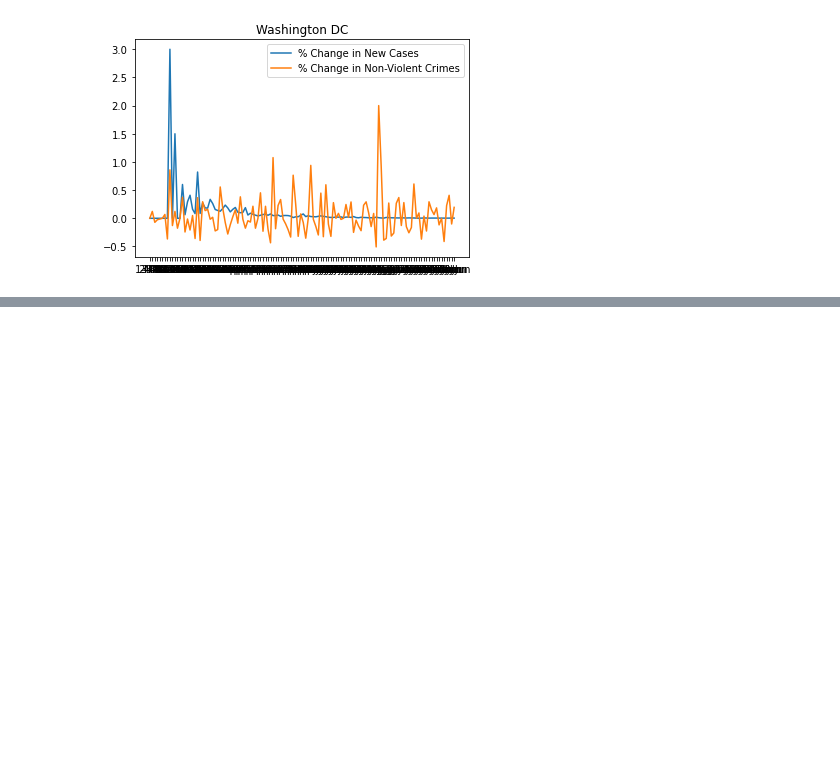
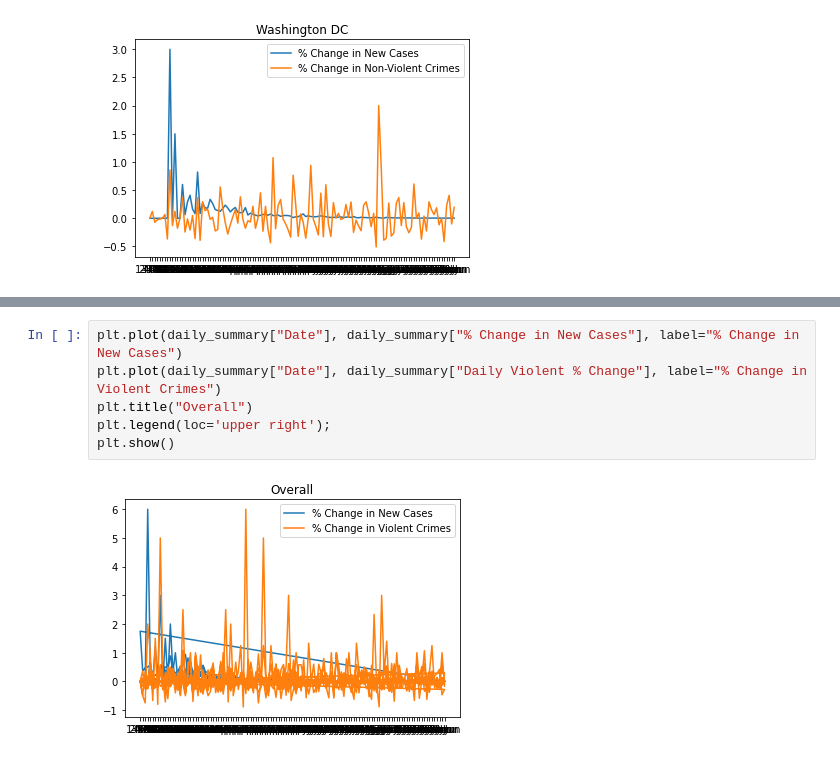
Before and after one commit to angelabanko/Project_1, a Jupyter notebook: City_Scatter_Plots.ipynb, the cells around one changed output, grey strips where cells are left out. Cells and saved outputs as stored; diff of their text form; blank space fills up the shorter version.

```diff
--- a/City_Scatter_Plots.ipynb
+++ b/City_Scatter_Plots.ipynb
@@ -539,0 +592,8 @@ plt.show()
+# %%
+plt.plot(daily_summary["Date"], daily_summary["% Change in New Cases"], label="% Change in New Cases")
+plt.plot(daily_summary["Date"], daily_summary["Daily Violent % Change"], label="% Change in Violent Crimes")
+plt.title("Overall")
+plt.legend(loc='upper right');
+plt.show()
+# %% [output]
+[figure, added]
```
Also changed, not shown: parts of 6 cells of this notebook.
